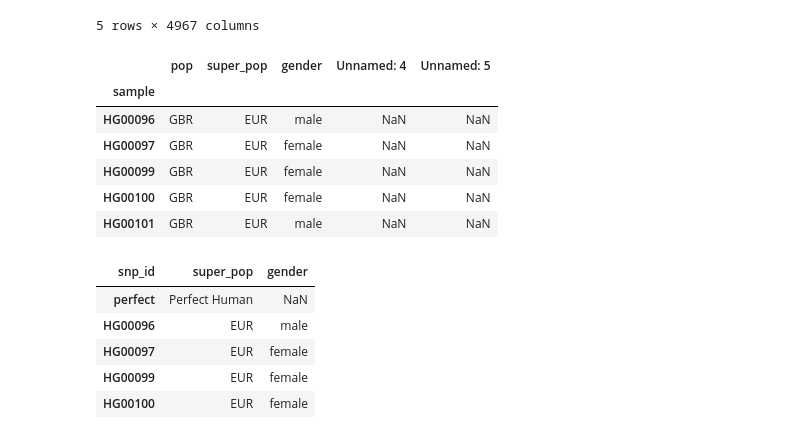
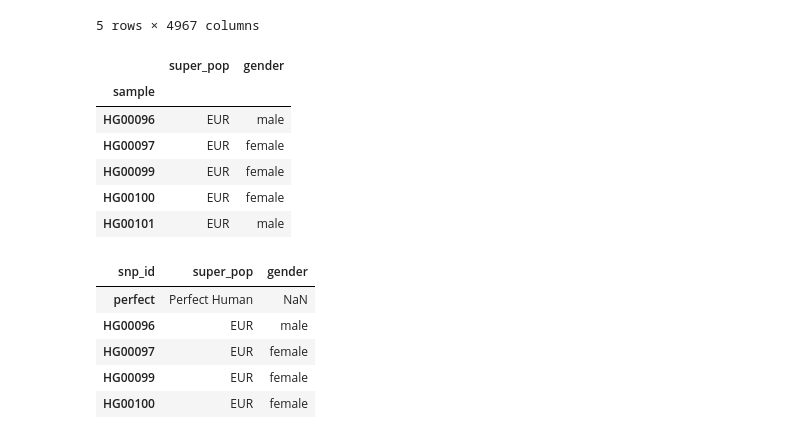
Before and after one commit to justinbois/bebi103, a Jupyter notebook: tutorials/r5_pca.ipynb, the cells around one changed output. Cells and saved outputs as stored; diff of their text form; code cells hidden in the pictures.

```diff
--- a/tutorials/r5_pca.ipynb
+++ b/tutorials/r5_pca.ipynb
@@ -331,17 +331,17 @@ df_snp.head()
 # %%
 # Read the description of each individual
 df_info = pd.read_csv('../../data/pachter/\
 integrated_call_samples_v3.20130502.ALL.panel',
-                     delimiter='\t', index_col=0)
+                     delimiter='\t', index_col=0)[['super_pop', 'gender']]
 df_info.head()
 # %% [output]
-|  | pop | super_pop | gender | Unnamed: 4 | Unnamed: 5 |
-| sample |  |  |  |  |  |
-| HG00096 | GBR | EUR | male | NaN | NaN |
-| HG00097 | GBR | EUR | female | NaN | NaN |
-| HG00099 | GBR | EUR | female | NaN | NaN |
-| HG00100 | GBR | EUR | female | NaN | NaN |
-| HG00101 | GBR | EUR | male | NaN | NaN |
+|  | super_pop | gender |
+| sample |  |  |
+| HG00096 | EUR | male |
+| HG00097 | EUR | female |
+| HG00099 | EUR | female |
+| HG00100 | EUR | female |
+| HG00101 | EUR | male |
 # %%
 # Add to the SNP dataframe the information about gender and super_pop
 df_snp['super_pop'] = df_info.ix[df_snp.index].super_pop
```
Also changed, not shown: parts of 18 cells of this notebook.
